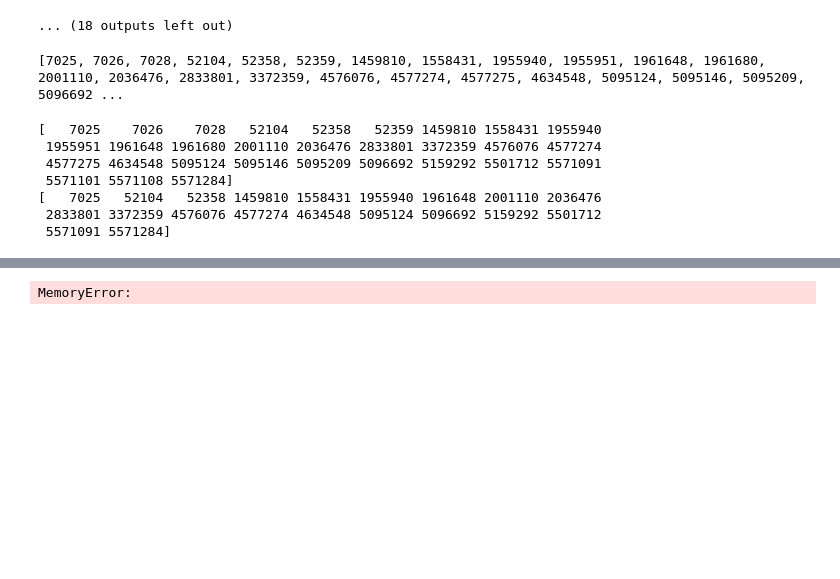
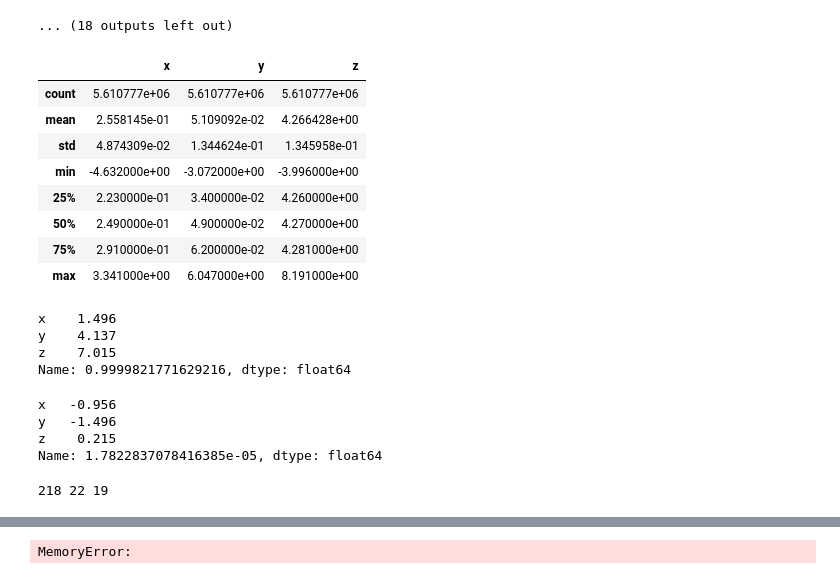
Before and after one commit to juliansaar/Innoprojekt, a Jupyter notebook: Kaffee_First_data_stories.ipynb, the cells around one changed output, grey strips where cells are left out. Cells and saved outputs as stored; diff of their text form; code cells hidden in the pictures; blank space fills up the shorter version.

```diff
--- a/Kaffee_First_data_stories.ipynb
+++ b/Kaffee_First_data_stories.ipynb
@@ -22,0 +15,2 @@ df.head()
+# %%
+df['day_number'] = df['time'].dt.day_of_week
@@ -166,6 +187,32 @@ for ind, (time, val) in enumerate(zip(df.time, df.x)):
 [figure]
 [figure]
 ... (18 outputs left out)
+# %%
+df.describe()
+# %% [output]
+|  | x | y | z |
+| count | 5.610777e+06 | 5.610777e+06 | 5.610777e+06 |
+| mean | 2.558145e-01 | 5.109092e-02 | 4.266428e+00 |
+| std | 4.874309e-02 | 1.344624e-01 | 1.345958e-01 |
+| min | -4.632000e+00 | -3.072000e+00 | -3.996000e+00 |
+| 25% | 2.230000e-01 | 3.400000e-02 | 4.260000e+00 |
+| 50% | 2.490000e-01 | 4.900000e-02 | 4.270000e+00 |
+| 75% | 2.910000e-01 | 6.200000e-02 | 4.281000e+00 |
+| max | 3.341000e+00 | 6.047000e+00 | 8.191000e+00 |
+# %%
+df.quantile(1 - 100 / 5610779)
+# %% [output]
+x    1.496
+y    4.137
+z    7.015
+Name: 0.9999821771629216, dtype: float64
+# %%
+df.quantile(100 / 5610779)
+# %% [output]
+x   -0.956
+y   -1.496
+z    0.215
+Name: 1.7822837078416385e-05, dtype: float64
 # %%
 # erst mal alle Indices, wo X-Wert über Threshold zu Liste hinzufügen
 # Index bzw. Zahl muss aus Liste entfernt werden, wenn vorheriger Wert in einer bestimmten Spanne liegt (bspw. 200)
@@ -177,18 +230,8 @@ for ind, (time, val) in enumerate(zip(df.time, df.x)):
-# %%
-print(indices)
-# %% [output]
-[7025, 7026, 7028, 52104, 52358, 52359, 1459810, 1558431, 1955940, 1955951, 1961648, 1961680, 2001110, 2036476, 2833801, 3372359, 4576076, 4577274, 4577275, 4634548, 5095124, 5095146, 5095209, 5096692 ...
+# %%
+print(len(ind_x), len(ind_y), len(ind_z))
+# %% [output]
+218 22 19
 # %%
-a = np.array(indices)
-print(a)
-th = 100
-b = np.delete(a, np.argwhere(np.ediff1d(a) <= th) + 1)
-print(b)
+th = 500
+a = np.array(ind_x)
+X = np.delete(a, np.argwhere(np.ediff1d(a) <= th) + 1)
-# %% [output]
-[   7025    7026    7028   52104   52358   52359 1459810 1558431 1955940
- 1955951 1961648 1961680 2001110 2036476 2833801 3372359 4576076 4577274
- 4577275 4634548 5095124 5095146 5095209 5096692 5159292 5501712 5571091
- 5571101 5571108 5571284]
-[   7025   52104   52358 1459810 1558431 1955940 1961648 2001110 2036476
- 2833801 3372359 4576076 4577274 4634548 5095124 5096692 5159292 5501712
- 5571091 5571284]
```
Also changed, not shown: parts of 15 cells of this notebook.
